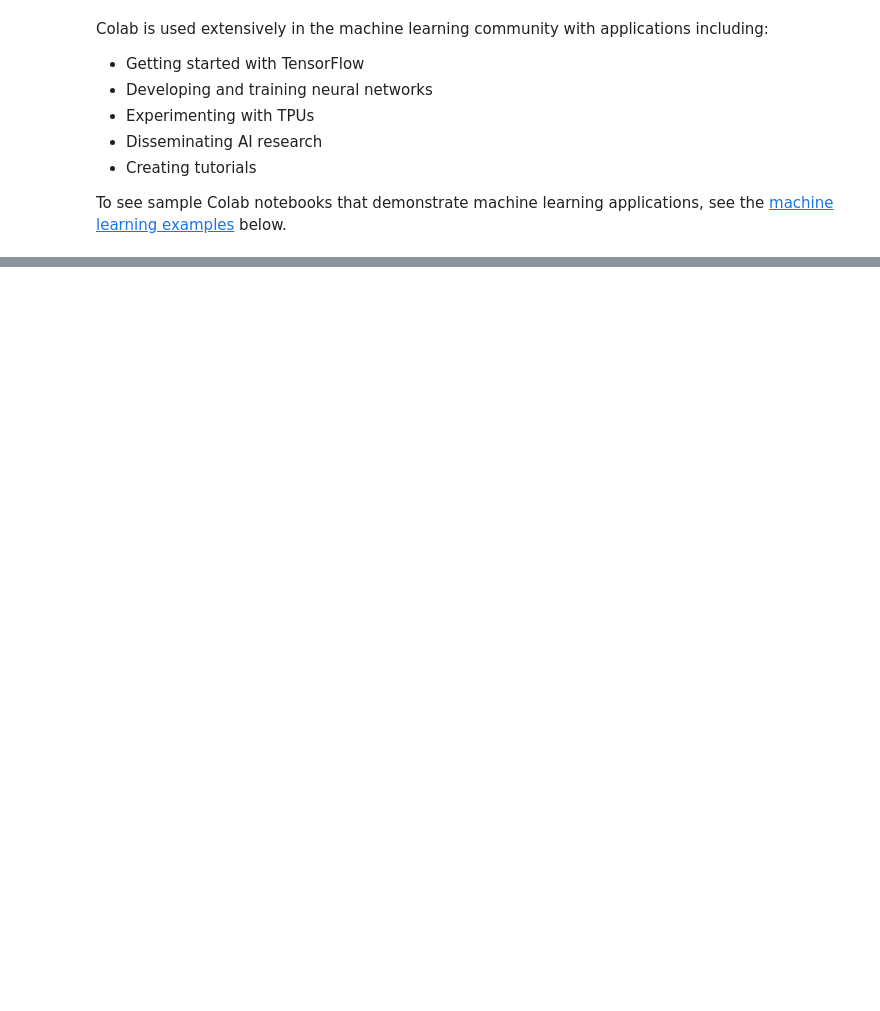
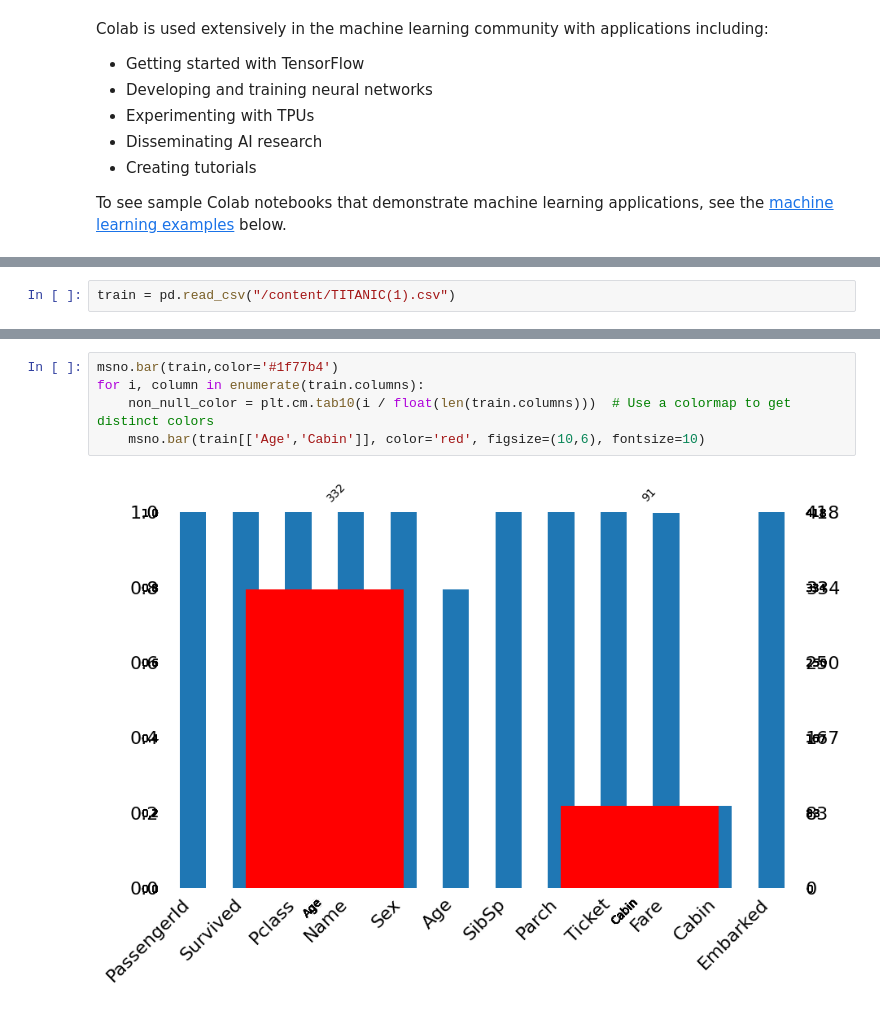
Before and after one commit to Utkash2207/Data-Analytics, a Jupyter notebook: Copy_of_Welcome_To_Colab.ipynb, the cells around one changed output, grey strips where cells are left out. Drawn from its saved outputs; the diff is of its cells as text; blank space fills up the shorter version.

```diff
--- a/Copy_of_Welcome_To_Colab.ipynb
+++ b/Copy_of_Welcome_To_Colab.ipynb
@@ -414,0 +196,2 @@ df
+# %%
+train = pd.read_csv("/content/TITANIC(1).csv")
@@ -414,0 +285,7 @@ df
+# %%
+msno.bar(train,color='#1f77b4')
+for i, column in enumerate(train.columns):
+    non_null_color = plt.cm.tab10(i / float(len(train.columns)))  # Use a colormap to get distinct colors
+    msno.bar(train[['Age','Cabin']], color='red', figsize=(10,6), fontsize=10)
+# %% [output]
+[figure, added]
```
Also changed, not shown: parts of 54 cells of this notebook.
